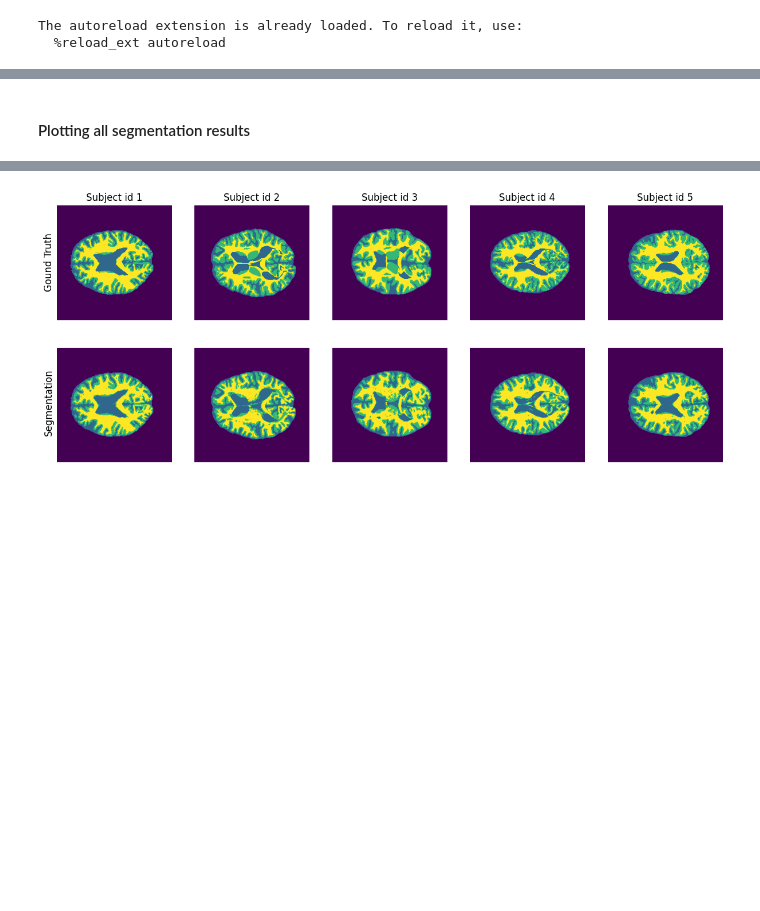
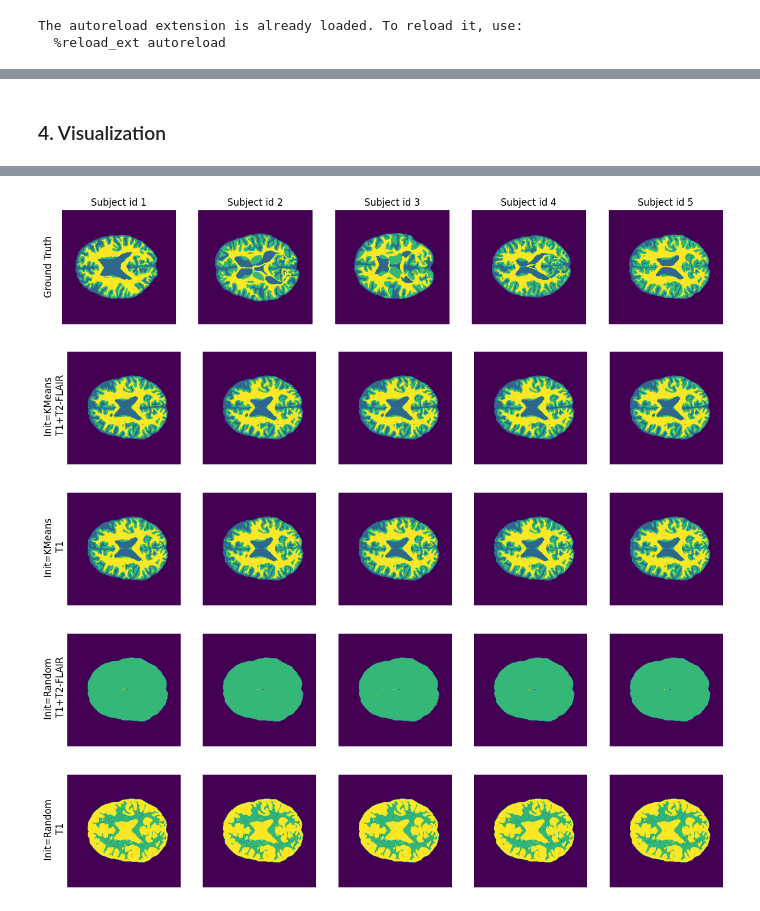
Before and after one commit to abdel-habib/medical-image-segmentation-and-applications, a Jupyter notebook: Lab 2/EM Algorithm Full Implementation.ipynb, the cells around one changed output, grey strips where cells are left out. Drawn from its saved outputs; the diff is of its cells as text; code cells hidden in the pictures; blank space fills up the shorter version.

```diff
--- a/Lab 2/experiments.ipynb
+++ b/Lab 2/EM Algorithm Full Implementation.ipynb
@@ -180,13 +597,13 @@ CSF DICE:  0.8686029940879859
 WM DICE:  0.8955829288629474
 GM DICE:  0.8369223204220252
 [figure]
-# %% [markdown]
-#### Plotting all segmentation results
+# %% [markdown]
+### 4. Visualization
 # %%
 fig, axes = plt.subplots(1, 5, figsize=(15, 3), sharey=True)
 
 # Create a common x-axis label for the entire row of subplots
-fig.text(0.11, 0.5, 'Gound Truth', va='center', rotation='vertical', fontsize=12)
+fig.text(0.11, 0.5, 'Ground Truth', va='center', ha='center', rotation='vertical', fontsize=12)
 
 for i in range(0,5):
     data_folder_path    = os.path.join(os.getcwd(), f'../Lab 1/P2_data/{i+1}')
@@ -197,26 +614,61 @@ for i in range(0,5):
     axes[i].axis('off')  # Turn off axis labels
 
 #################################################################
+### SEGMENTATION RESULT - KMEANS INITIALIZATION - T1+T2-FLAIR ###
+#################################################################
 
 fig, axes = plt.subplots(1, 5, figsize=(15, 10), sharey=True)
 
 # Create a common x-axis label for the entire row of subplots
-fig.text(0.11, 0.5, 'Segmentation', va='center', rotation='vertical', fontsize=12)
-
-segmentation_results = []
+fig.text(0.11, 0.5, 'Init=KMeans \nT1+T2-FLAIR', va='center', ha='center', rotation='vertical', fontsize=12)
 
 for i in range(0,5):
-    subject_id = i+1
     segmentation_result = EM(subject_id, params_init_type='kmeans', modality='multi').fit(n_iterations=10)
-    segmentation_results.append(segmentation_result)
+    axes[i].imshow(segmentation_result[:,:,25])
+    axes[i].axis('off')  # Turn off axis labels
+
+#################################################################
+####### SEGMENTATION RESULT - KMEANS INITIALIZATION - T1 ########
+#################################################################
+
+fig, axes = plt.subplots(1, 5, figsize=(15, 10), sharey=True)
+
+# Create a common x-axis label for the entire row of subplots
+fig.text(0.11, 0.5, 'Init=KMeans \nT1', va='center', ha='center', rotation='vertical', fontsize=12)
 
 for i in range(0,5):
-    axes[i].imshow(segmentation_results[i][:,:,25])
+    segmentation_result = EM(subject_id, params_init_type='kmeans', modality='single').fit(n_iterations=10)
+    axes[i].imshow(segmentation_result[:,:,25])
     axes[i].axis('off')  # Turn off axis labels
 
 ##################################################################
+### SEGMENTATION RESULT - RANDOM INITIALIZATION - T1+T2-FLAIR ####
+##################################################################
 
+fig, axes = plt.subplots(1, 5, figsize=(15, 10), sharey=True)
 
+# Create a common x-axis label for the entire row of subplots
+fig.text(0.11, 0.5, 'Init=Random \nT1+T2-FLAIR', va='center', ha='center', rotation='vertical', fontsize=12)
 
+for i in range(0,5):
+    segmentation_result = EM(subject_id, params_init_type='random', modality='multi').fit(n_iterations=5)
+    axes[i].imshow(segmentation_result[:,:,25])
+    axes[i].axis('off')  # Turn off axis labels
+
+##################################################################
+######## SEGMENTATION RESULT - RANDOM INITIALIZATION - T1 ########
+##################################################################
+
+fig, axes = plt.subplots(1, 5, figsize=(15, 10), sharey=True)
+
+# Create a common x-axis label for the entire row of subplots
+fig.text(0.11, 0.5, 'Init=Random \nT1', va='center', ha='center', rotation='vertical', fontsize=12)
+
+for i in range(0,5):
+    segmentation_result = EM(subject_id, params_init_type='random', modality='single').fit(n_iterations=5)
+    axes[i].imshow(segmentation_result[:,:,25])
+    axes[i].axis('off')  # Turn off axis labels
+
+##################################################################
 plt.show()
 # %% [output]
@@ -237,5 +689,8 @@ To hide this warning and not correct the labels, set `correct_labels` to False w
  `correct_pred_labels` function modifies the labels based on prior knowledge for only the 5 subjects, and not standardised to all brain tissue segmentation
  mask labels. It is not mandatory to correct the prediction labels, as it is implemented for this specific task and it is performed on the segmented result of the algorithm.
 To hide this warning and not correct the labels, set `correct_labels` to False while fitting.
-[figure, old version]
+[figure, new version]
-[figure, old version]
+[figure, new version]
+[figure, added]
+[figure, added]
+[figure, added]
```
Also changed, not shown: parts of 16 cells of this notebook, 1 other file.
